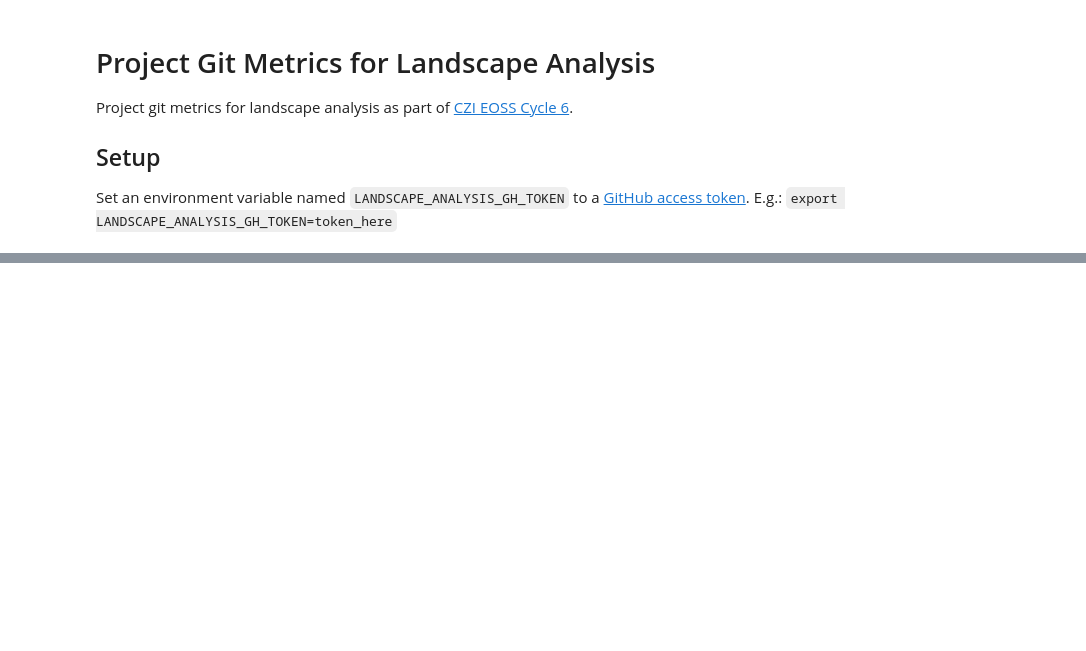
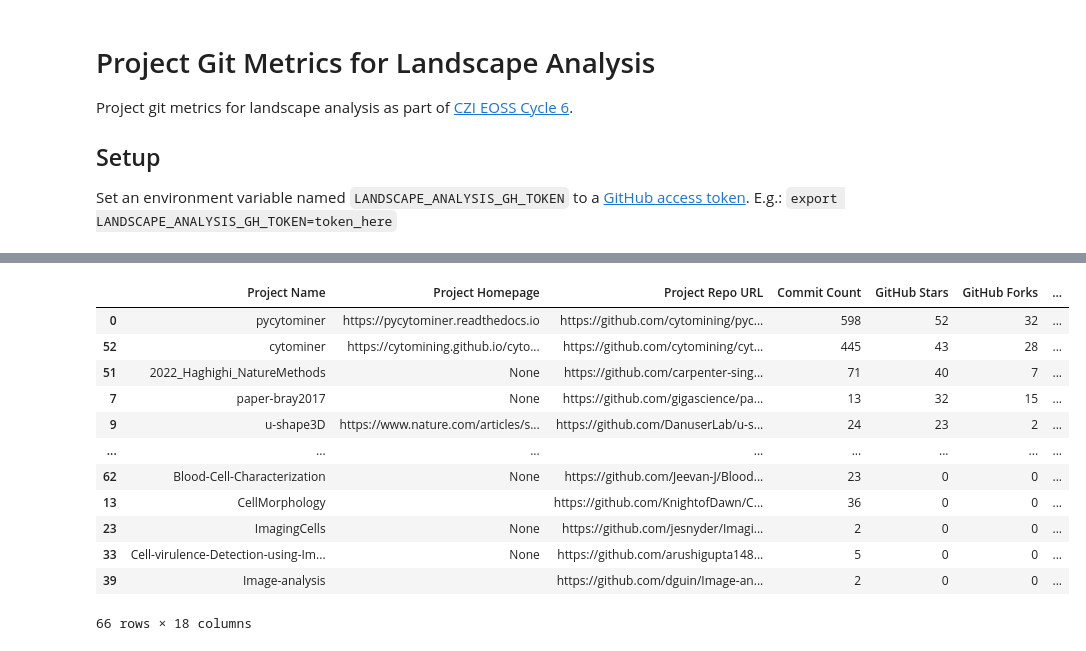
Before and after one commit to WayScience/software-landscape-analysis, a Jupyter notebook: notebooks/czi-eoss-cycle-6/project-git-metrics.ipynb, the cells around one changed output, grey strips where cells are left out. Drawn from its saved outputs; the diff is of its cells as text; code cells hidden in the pictures; blank space fills up the shorter version.

```diff
--- a/notebooks/czi-eoss-cycle-6/project-git-metrics.ipynb
+++ b/notebooks/czi-eoss-cycle-6/project-git-metrics.ipynb
@@ -80,0 +106,10 @@ df_projects
+# %%
+# filter the results
+df_projects = df_projects[
+    # filter projects which are < 50 KB
+    df_projects["Repository Size (KB)"]
+    >= 50
+    # filter projects which have been archived
+    & ~df_projects["GitHub Repo Archived"]
+]
+df_projects.tail()
@@ -80,0 +123,33 @@ df_projects
+# %%
+# negate this duration value for sorting descendingly,
+# with projects that have been more recently changed sorting to the top
+df_projects["Negative Duration Most Recent Commit to Now"] = -df_projects[
+    "Duration Most Recent Commit to Now"
+]
+df_projects = df_projects.sort_values(
+    by=[
+        "GitHub Stars",
+        "GitHub Watchers",
+        "GitHub Contributors",
+        "GitHub Forks",
+        "GitHub Open Issues",
+        "Negative Duration Most Recent Commit to Now",
+        "Duration Created to Most Recent Commit",
+    ],
+    ascending=False,
+)
+df_projects
+# %% [output]
+|  | Project Name | Project Homepage | Project Repo URL | Commit Count | GitHub Stars | GitHub Forks | ... |
+| 0 | pycytominer | https://pycytominer.readthedocs.io | https://github.com/cytomining/pyc... | 598 | 52 | 32 | ... |
+| 52 | cytominer | https://cytomining.github.io/cyto... | https://github.com/cytomining/cyt... | 445 | 43 | 28 | ... |
+| 51 | 2022_Haghighi_NatureMethods | None | https://github.com/carpenter-sing... | 71 | 40 | 7 | ... |
+| 7 | paper-bray2017 | None | https://github.com/gigascience/pa... | 13 | 32 | 15 | ... |
+| 9 | u-shape3D | https://www.nature.com/articles/s... | https://github.com/DanuserLab/u-s... | 24 | 23 | 2 | ... |
+| ... | ... | ... | ... | ... | ... | ... | ... |
+| 62 | Blood-Cell-Characterization | None | https://github.com/Jeevan-J/Blood... | 23 | 0 | 0 | ... |
+| 13 | CellMorphology |  | https://github.com/KnightofDawn/C... | 36 | 0 | 0 | ... |
+| 23 | ImagingCells | None | https://github.com/jesnyder/Imagi... | 2 | 0 | 0 | ... |
+| 33 | Cell-virulence-Detection-using-Im... | None | https://github.com/arushigupta148... | 5 | 0 | 0 | ... |
+| 39 | Image-analysis |  | https://github.com/dguin/Image-an... | 2 | 0 | 0 | ... |
+66 rows × 18 columns
```
Also changed, not shown: parts of 5 cells of this notebook, 1 other file.
